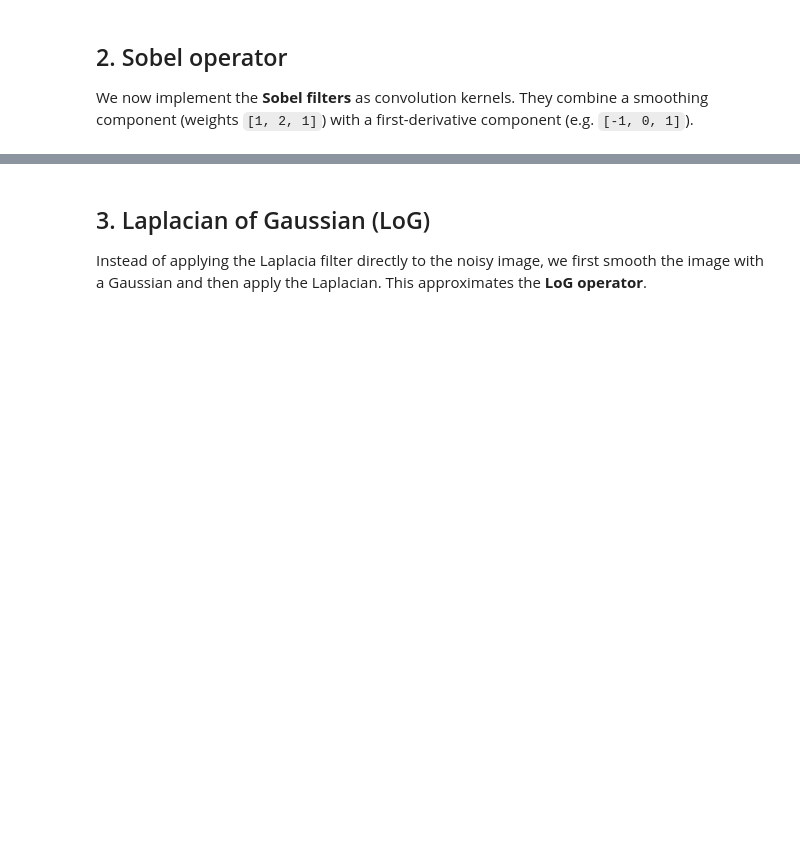
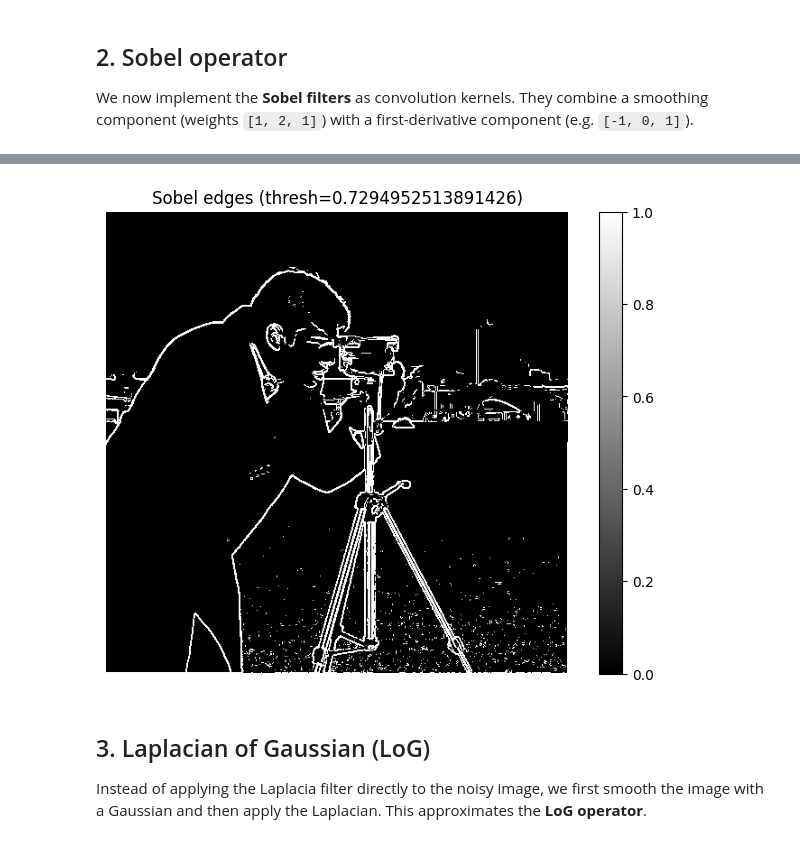
Before and after one commit to mariomine88/Unige_code, a Jupyter notebook: Master/First/DSP/Lab 4 - Feature extraction and edge detection/DSIP_lab4.ipynb, the cells around one changed output, grey strips where cells are left out. Saved outputs shown, nothing was run; the diff lists cells and outputs as text; code cells hidden in the pictures; blank space fills up the shorter version.

```diff
--- a/Master/First/DSP/Lab 4 - Feature extraction and edge detection/DSIP_lab4.ipynb
+++ b/Master/First/DSP/Lab 4 - Feature extraction and edge detection/DSIP_lab4.ipynb
@@ -192,10 +210,12 @@ plt.show()
 # %%
 # Fix a threshold and show edges detected by Sobel
 
 # COMPLETE
-thresh = ...
-edges_sobel =  ...
+thresh = 0.2 * np.max(mag_sobel)
+edges_sobel = mag_sobel > thresh
 show(edges_sobel, title=f'Sobel edges (thresh={thresh})')
+# %% [output]
+[figure, added]
 # %% [markdown]
 ## 3. Laplacian of Gaussian (LoG)
 
```
Also changed, not shown: parts of 8 cells of this notebook.
